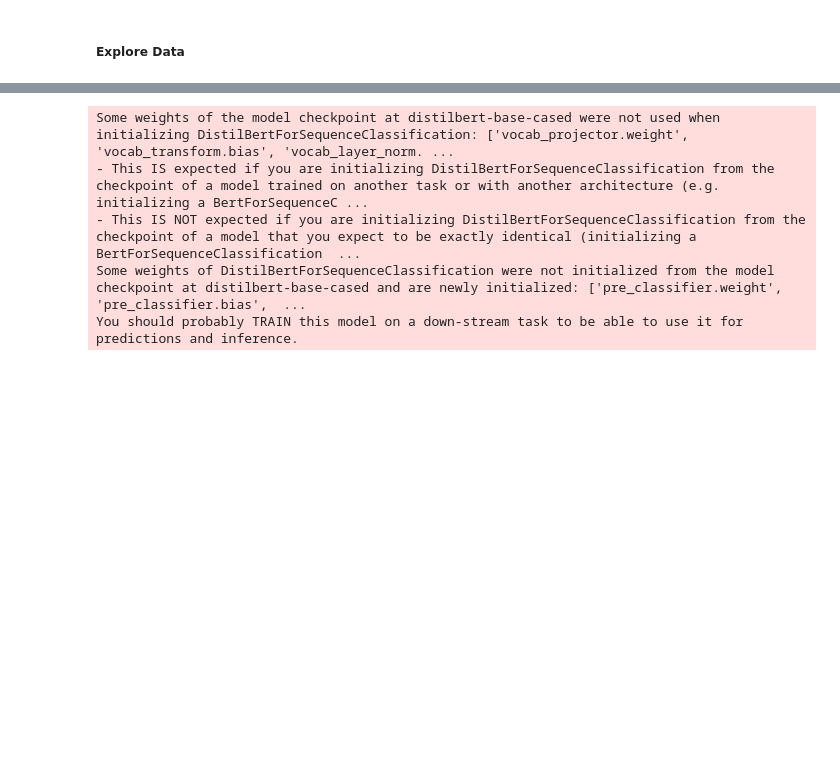
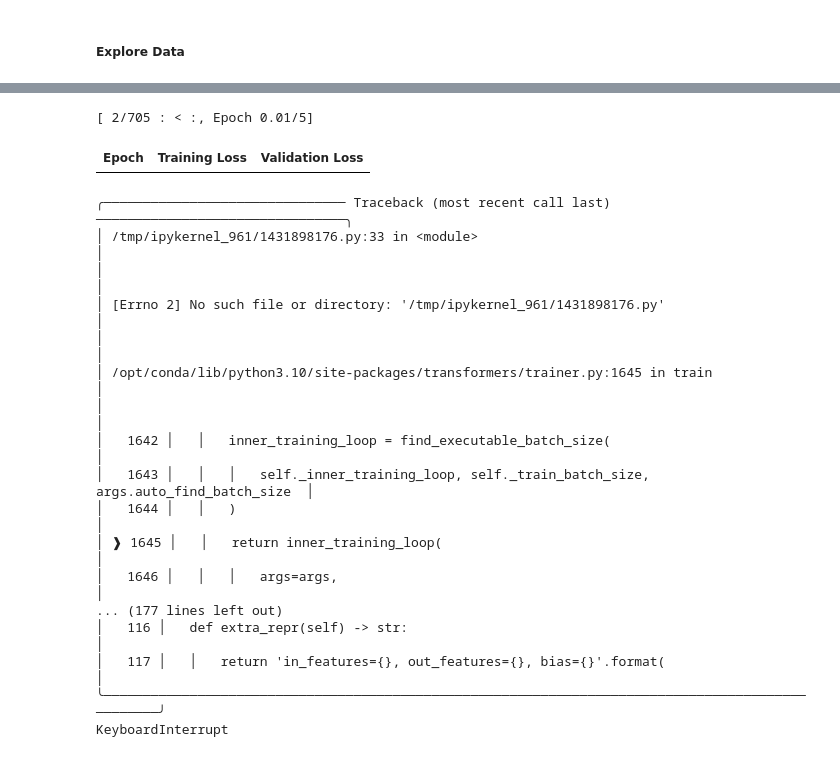
Before and after one commit to chris-caballero/Fake-News-Detection, a Jupyter notebook: fake-news-detection.ipynb, the cells around one changed output, grey strips where cells are left out. Saved outputs shown, nothing was run; the diff lists cells and outputs as text; code cells hidden in the pictures; blank space fills up the shorter version.

```diff
--- a/fake-news-detection.ipynb
+++ b/fake-news-detection.ipynb
@@ -126,12 +308,3 @@ def tokenize_dataset(data):
 train_dataset = trainset.map(tokenize_dataset)
 test_dataset = testset.map(tokenize_dataset)
 val_dataset = valset.map(tokenize_dataset)
-# %%
-# model = AutoModelForSequenceClassification.from_pretrained("bert-base-cased", num_labels=2)
-model = AutoModelForSequenceClassification.from_pretrained('distilbert-base-cased', num_labels=2).to(torch.device('cuda'))
-# %% [output]
-Some weights of the model checkpoint at distilbert-base-cased were not used when initializing DistilBertForSequenceClassification: ['vocab_projector.weight', 'vocab_transform.bias', 'vocab_layer_norm. ...
-- This IS expected if you are initializing DistilBertForSequenceClassification from the checkpoint of a model trained on another task or with another architecture (e.g. initializing a BertForSequenceC ...
-- This IS NOT expected if you are initializing DistilBertForSequenceClassification from the checkpoint of a model that you expect to be exactly identical (initializing a BertForSequenceClassification  ...
-Some weights of DistilBertForSequenceClassification were not initialized from the model checkpoint at distilbert-base-cased and are newly initialized: ['pre_classifier.weight', 'pre_classifier.bias',  ...
-You should probably TRAIN this model on a down-stream task to be able to use it for predictions and inference.
@@ -144,17 +311,55 @@ def compute_metrics(eval_pred):
 # %%
-training_args = TrainingArguments(
-    output_dir="./sentiment_transfer_learning_transformer/",
-    logging_dir='./sentiment_transfer_learning_transformer/logs',
-    logging_strategy='epoch',
-    logging_steps=100,
-    num_train_epochs=5,
-    per_device_train_batch_size=8,
-    per_device_eval_batch_size=8,
-    learning_rate=3e-4,
-    seed=42,
-    save_strategy='epoch',
-    save_steps=100,
-    evaluation_strategy='epoch',
-    eval_steps=100,
-    load_best_model_at_end=True,
-)
+# # model = AutoModelForSequenceClassification.from_pretrained("bert-base-cased", num_labels=2)
+# model = AutoModelForSequenceClassification.from_pretrained('distilbert-base-cased', num_labels=multiclass[label_type]).to(torch.device('cuda'))
+
+# # Set up training arguments
+# training_args = TrainingArguments(
+#     output_dir="./sentiment_transfer_learning_transformer-binary/",
+#     logging_dir='./sentiment_transfer_learning_transformer-binary/logs',
+#     logging_strategy='epoch',
+#     logging_steps=100,
+#     num_train_epochs=5,
+#     per_device_train_batch_size=64,
+#     per_device_eval_batch_size=64,
+#     learning_rate=3e-4,
+#     seed=42,
+#     save_strategy='epoch',
+#     save_steps=100,
+#     evaluation_strategy='epoch',
+#     eval_steps=100,
+#     load_best_model_at_end=True
+# )
+
+# # Train the model
+# trainer = Trainer(
+#     model=model,
+#     args=training_args,
+#     train_dataset=train_dataset,
+#     eval_dataset=test_dataset,
+#     compute_metrics=compute_metrics,
+#     callbacks=[EarlyStoppingCallback(early_stopping_patience=1)]
+# )
+
+# trainer.train()
+
+# evaluate_performance(trainer, val_dataset)
+# %% [output]
+[ 2/705 : < :, Epoch 0.01/5]
+| Epoch | Training Loss | Validation Loss |
+╭─────────────────────────────── Traceback (most recent call last) ────────────────────────────────╮
+│ /tmp/ipykernel_961/1431898176.py:33 in <module>                                                  │
+│                                                                                                  │
+│ [Errno 2] No such file or directory: '/tmp/ipykernel_961/1431898176.py'                          │
+│                                                                                                  │
+│ /opt/conda/lib/python3.10/site-packages/transformers/trainer.py:1645 in train                    │
+│                                                                                                  │
+│   1642 │   │   inner_training_loop = find_executable_batch_size(                                 │
+│   1643 │   │   │   self._inner_training_loop, self._train_batch_size, args.auto_find_batch_size  │
+│   1644 │   │   )                                                                                 │
+│ ❱ 1645 │   │   return inner_training_loop(                                                       │
+│   1646 │   │   │   args=args,                                                                    │
+... (177 lines left out)
+│   116 │   def extra_repr(self) -> str:                                                           │
+│   117 │   │   return 'in_features={}, out_features={}, bias={}'.format(                          │
+╰──────────────────────────────────────────────────────────────────────────────────────────────────╯
+KeyboardInterrupt
```
Also changed, not shown: parts of 29 cells of this notebook, 2 other files.
